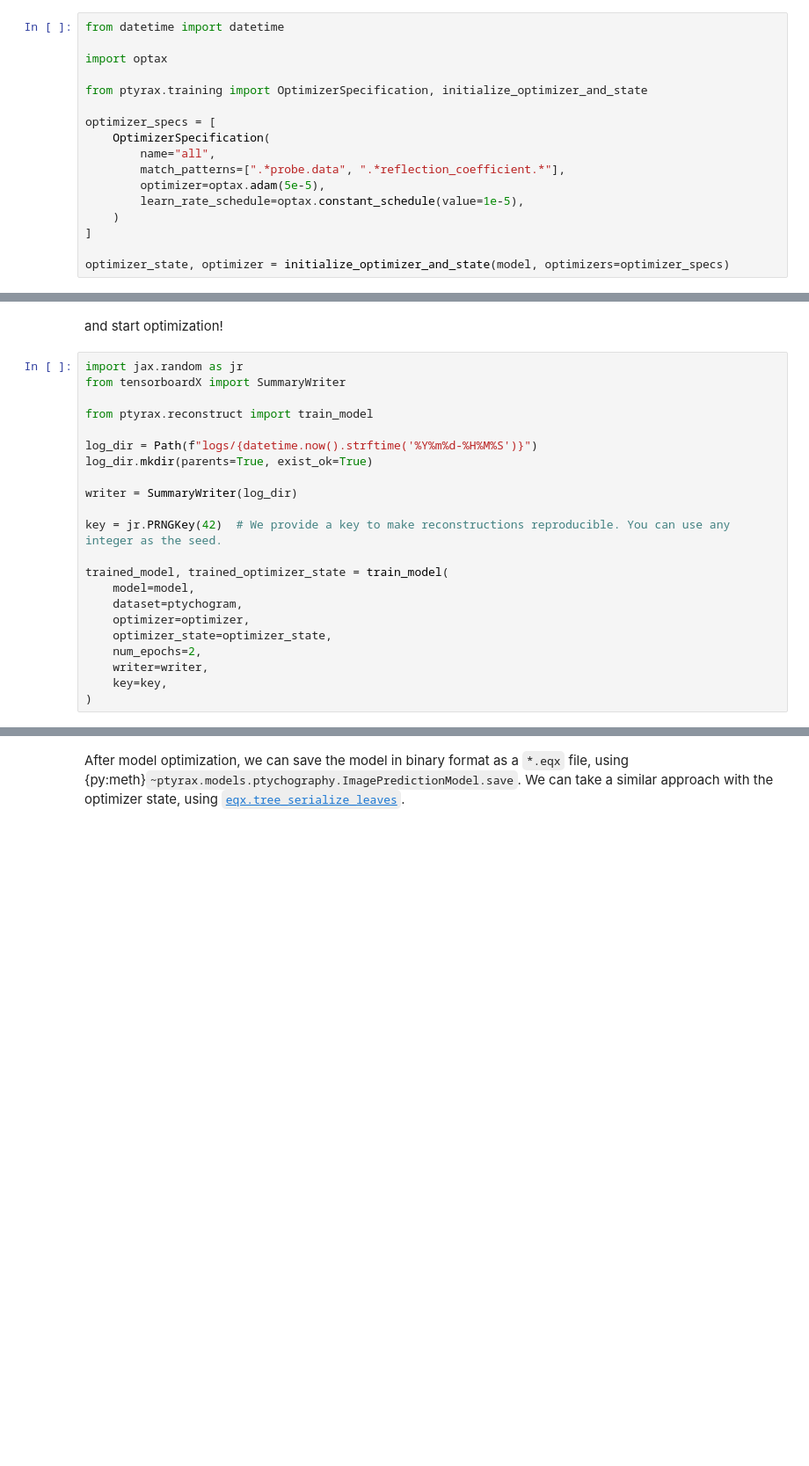
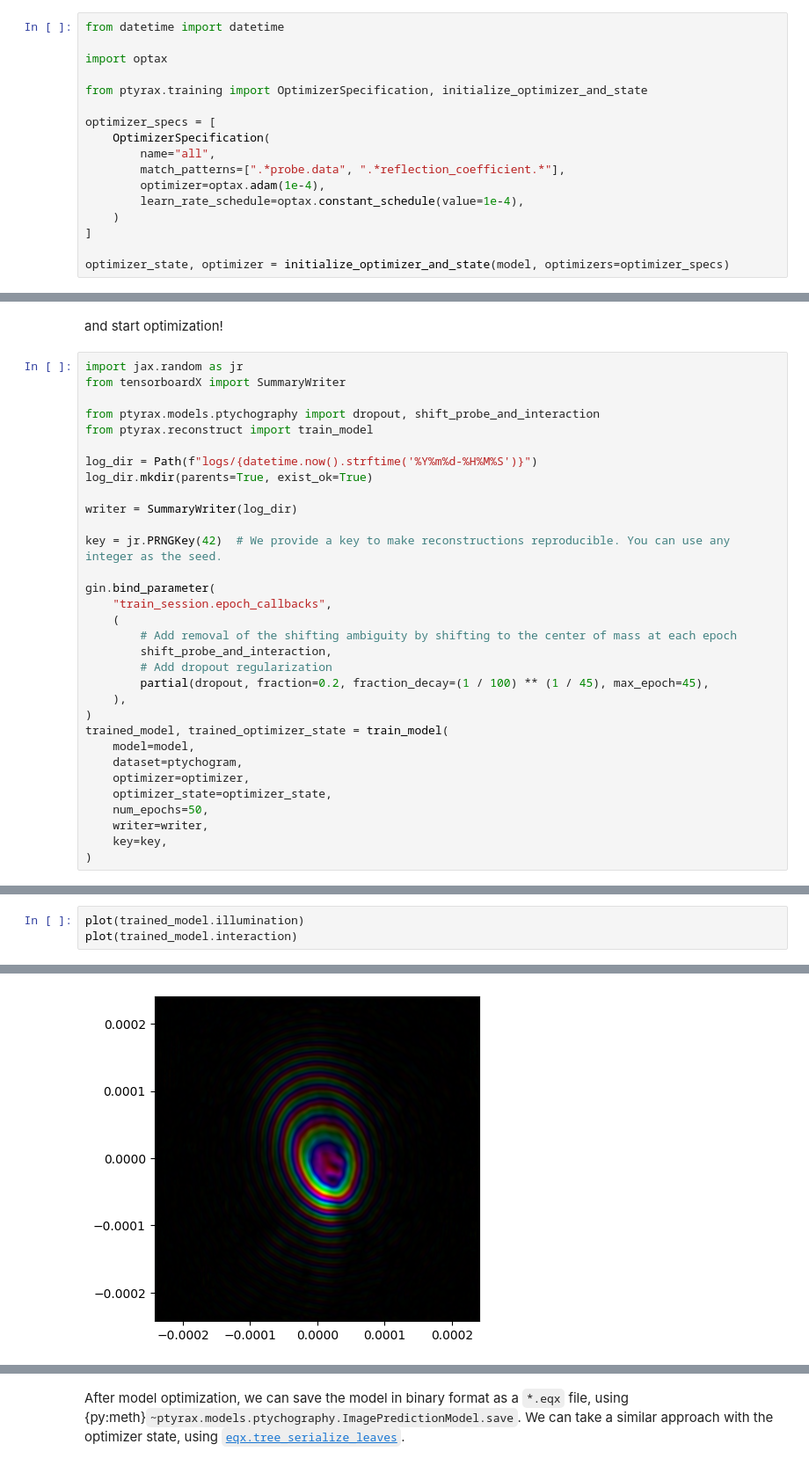
Before and after one commit to ssenhorst/ptyrax, a Jupyter notebook: docs/source/tutorials/basic_reconstruction.ipynb, the cells around one changed output, grey strips where cells are left out. Shown at 88% size. Saved outputs shown, nothing was run; the diff lists cells and outputs as text; blank space fills up the shorter version.

```diff
--- a/docs/source/tutorials/basic_reconstruction.ipynb
+++ b/docs/source/tutorials/basic_reconstruction.ipynb
@@ -242,8 +353,8 @@ optimizer_specs = [
     OptimizerSpecification(
         name="all",
         match_patterns=[".*probe.data", ".*reflection_coefficient.*"],
-        optimizer=optax.adam(5e-5),
-        learn_rate_schedule=optax.constant_schedule(value=1e-5),
+        optimizer=optax.adam(1e-4),
+        learn_rate_schedule=optax.constant_schedule(value=1e-4),
     )
 ]
 
@@ -268,6 +381,7 @@ and start optimization!
 import jax.random as jr
 from tensorboardX import SummaryWriter
 
+from ptyrax.models.ptychography import dropout, shift_probe_and_interaction
 from ptyrax.reconstruct import train_model
 
 log_dir = Path(f"logs/{datetime.now().strftime('%Y%m%d-%H%M%S')}")
@@ -277,12 +391,21 @@ writer = SummaryWriter(log_dir)
 
 key = jr.PRNGKey(42)  # We provide a key to make reconstructions reproducible. You can use any integer as the seed.
 
+gin.bind_parameter(
+    "train_session.epoch_callbacks",
+    (
+        # Add removal of the shifting ambiguity by shifting to the center of mass at each epoch
+        shift_probe_and_interaction,
+        # Add dropout regularization
+        partial(dropout, fraction=0.2, fraction_decay=(1 / 100) ** (1 / 45), max_epoch=45),
+    ),
+)
 trained_model, trained_optimizer_state = train_model(
     model=model,
     dataset=ptychogram,
     optimizer=optimizer,
     optimizer_state=optimizer_state,
-    num_epochs=2,
+    num_epochs=50,
     writer=writer,
     key=key,
 )
@@ -288,0 +430,4 @@ trained_model, trained_optimizer_state = train_model(
+# %%
+plot(trained_model.illumination)
+plot(trained_model.interaction)
+# %% [output]
@@ -288,0 +437 @@ trained_model, trained_optimizer_state = train_model(
+[figure, added]
```
Also changed, not shown: parts of 14 cells of this notebook, 3 other files.
